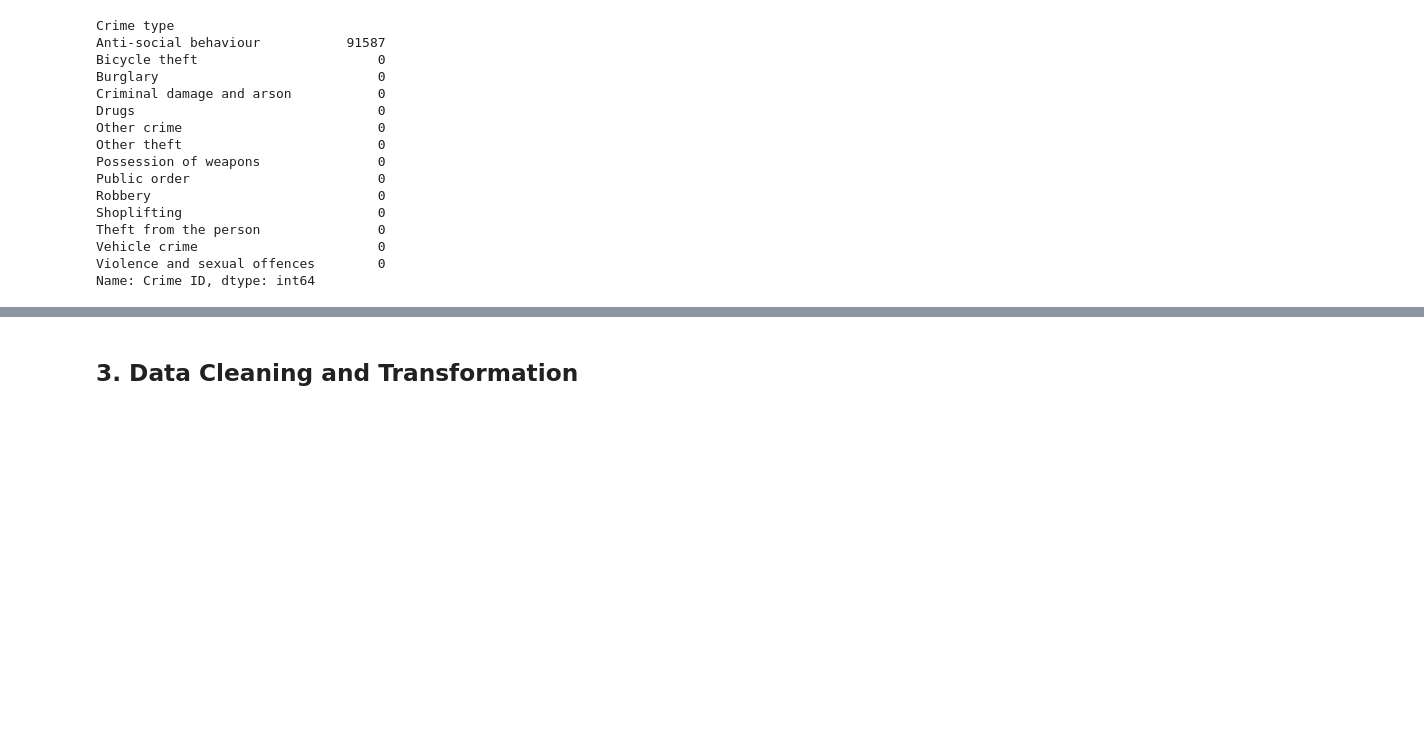
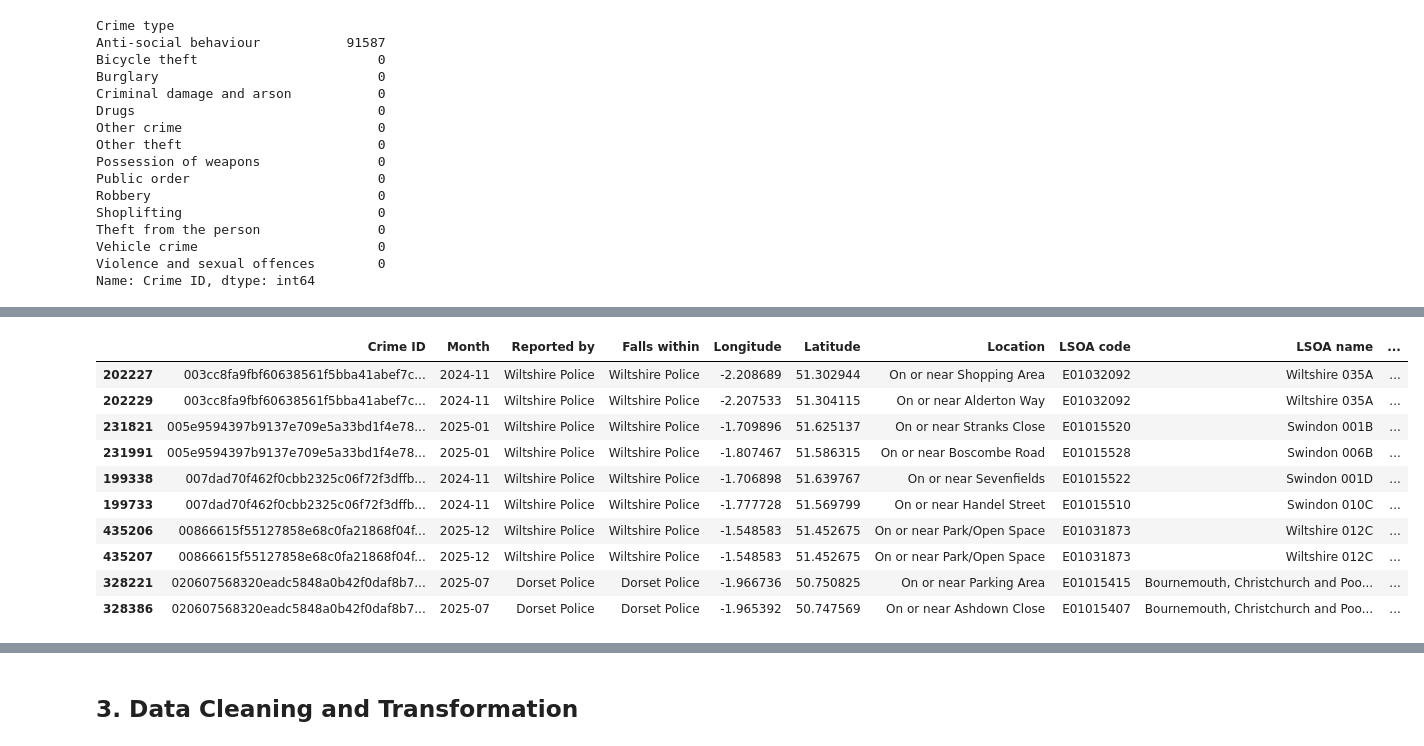
Before and after one commit to ciaratheink-blip/Python-Project---Crime-data-Pipeline, a Jupyter notebook: crime_pipeline.ipynb, the cells around one changed output, grey strips where cells are left out. Cells and saved outputs as stored; diff of their text form; code cells hidden in the pictures; blank space fills up the shorter version.

```diff
--- a/crime_pipeline.ipynb
+++ b/crime_pipeline.ipynb
@@ -228,9 +278,18 @@ crime_df[crime_df["Crime ID"].notna()].duplicated(subset=["Crime ID", "Month"]).
 # %%
-repeated_crimes = crime_df[crime_df["Crime ID"].notna()& crime_df.duplicated(
-    subset=["Crime ID", "Month"],
-    keep=False
-    )]
+repeated_crimes = crime_df[crime_df["Crime ID"].notna()& crime_df.duplicated(subset=["Crime ID", "Month"],keep=False)]
 
 repeated_crimes.sort_values(["Crime ID", "Month"]).head(10)
+# %% [output]
+|  | Crime ID | Month | Reported by | Falls within | Longitude | Latitude | Location | LSOA code | LSOA name | ... |
+| 202227 | 003cc8fa9fbf60638561f5bba41abef7c... | 2024-11 | Wiltshire Police | Wiltshire Police | -2.208689 | 51.302944 | On or near Shopping Area | E01032092 | Wiltshire 035A | ... |
+| 202229 | 003cc8fa9fbf60638561f5bba41abef7c... | 2024-11 | Wiltshire Police | Wiltshire Police | -2.207533 | 51.304115 | On or near Alderton Way | E01032092 | Wiltshire 035A | ... |
+| 231821 | 005e9594397b9137e709e5a33bd1f4e78... | 2025-01 | Wiltshire Police | Wiltshire Police | -1.709896 | 51.625137 | On or near Stranks Close | E01015520 | Swindon 001B | ... |
+| 231991 | 005e9594397b9137e709e5a33bd1f4e78... | 2025-01 | Wiltshire Police | Wiltshire Police | -1.807467 | 51.586315 | On or near Boscombe Road | E01015528 | Swindon 006B | ... |
+| 199338 | 007dad70f462f0cbb2325c06f72f3dffb... | 2024-11 | Wiltshire Police | Wiltshire Police | -1.706898 | 51.639767 | On or near Sevenfields | E01015522 | Swindon 001D | ... |
+| 199733 | 007dad70f462f0cbb2325c06f72f3dffb... | 2024-11 | Wiltshire Police | Wiltshire Police | -1.777728 | 51.569799 | On or near Handel Street | E01015510 | Swindon 010C | ... |
+| 435206 | 00866615f55127858e68c0fa21868f04f... | 2025-12 | Wiltshire Police | Wiltshire Police | -1.548583 | 51.452675 | On or near Park/Open Space | E01031873 | Wiltshire 012C | ... |
+| 435207 | 00866615f55127858e68c0fa21868f04f... | 2025-12 | Wiltshire Police | Wiltshire Police | -1.548583 | 51.452675 | On or near Park/Open Space | E01031873 | Wiltshire 012C | ... |
+| 328221 | 020607568320eadc5848a0b42f0daf8b7... | 2025-07 | Dorset Police | Dorset Police | -1.966736 | 50.750825 | On or near Parking Area | E01015415 | Bournemouth, Christchurch and Poo... | ... |
+| 328386 | 020607568320eadc5848a0b42f0daf8b7... | 2025-07 | Dorset Police | Dorset Police | -1.965392 | 50.747569 | On or near Ashdown Close | E01015407 | Bournemouth, Christchurch and Poo... | ... |
 # %%
 crime_df[crime_df["Crime ID"].notna()].groupby(["Crime ID", "Month"])["Crime type"].nunique().value_counts()
```
Also changed, not shown: parts of 15 cells of this notebook.
